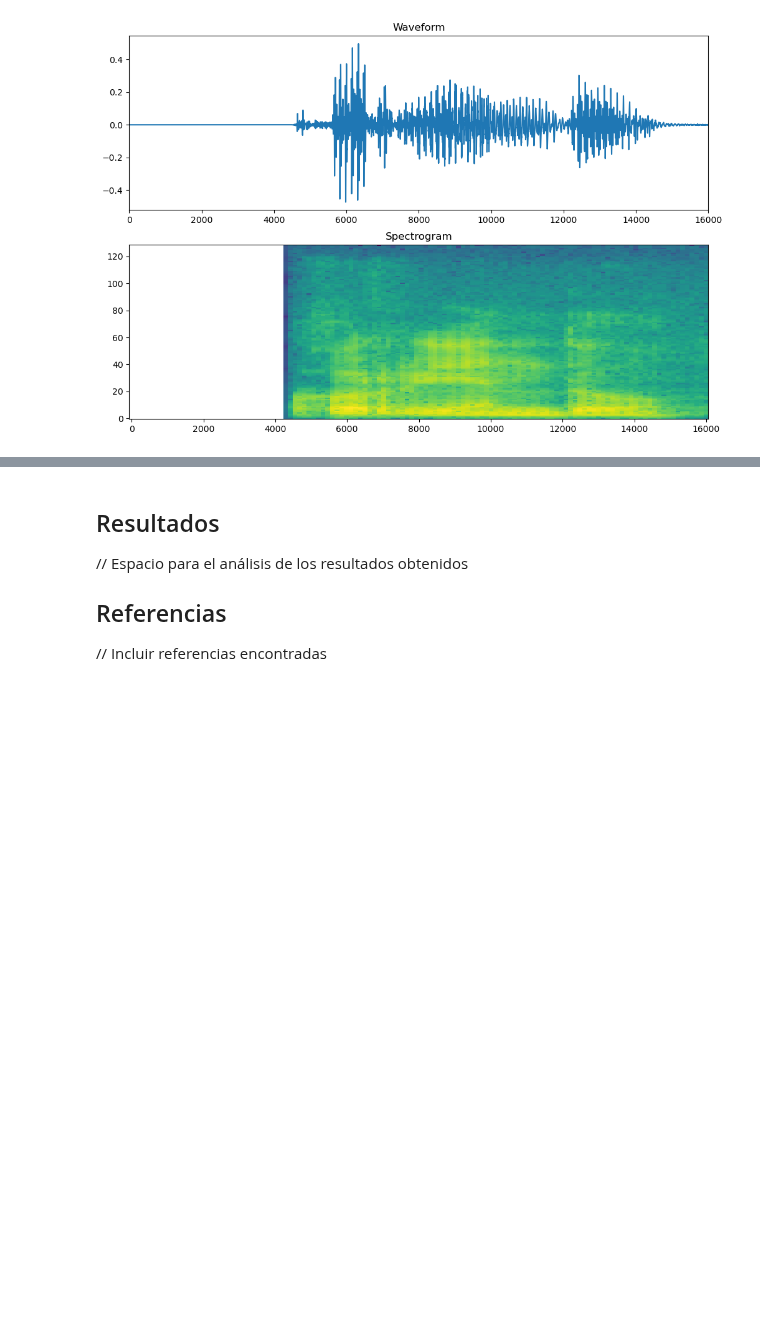
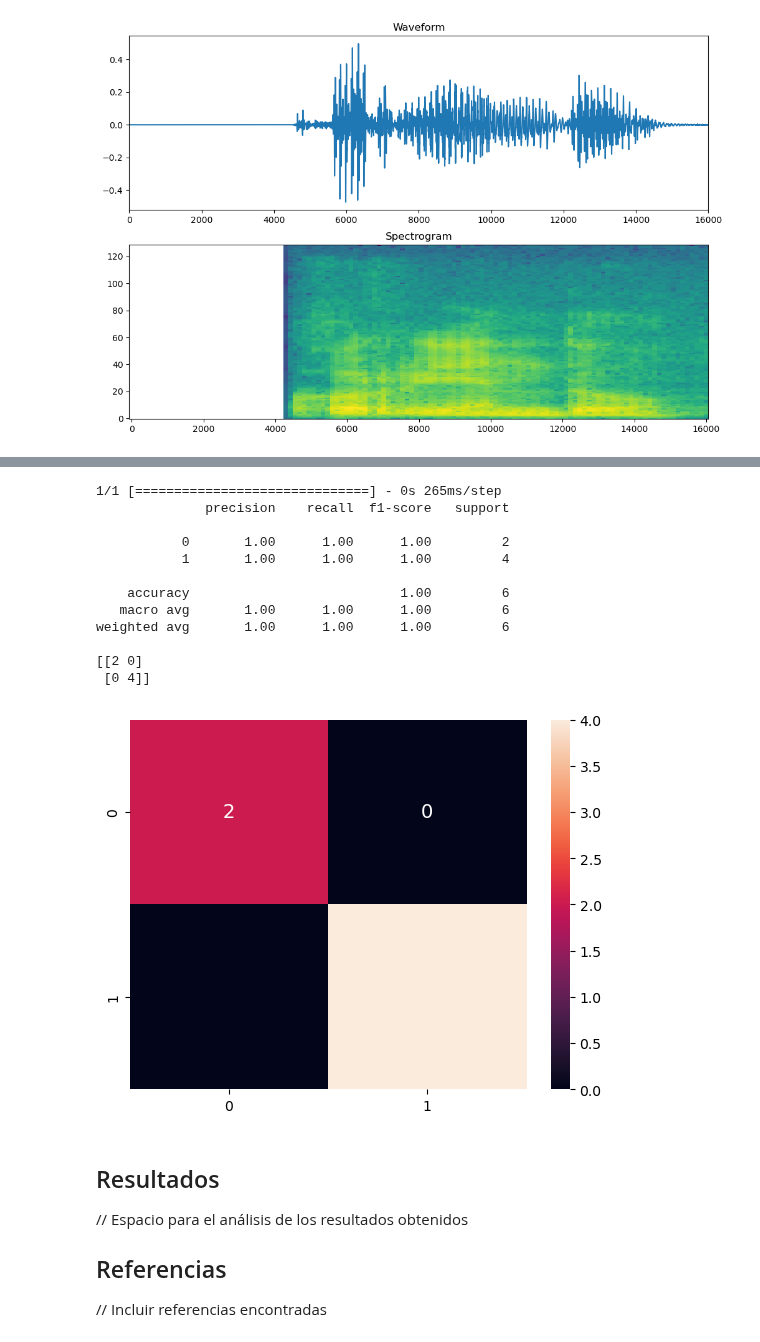
Before and after one commit to Sebastian-Cely/M1-Procesamiento-datos-secuenciales, a Jupyter notebook: notebooks/audio_model.ipynb, the cells around one changed output, grey strips where cells are left out. Saved outputs shown, nothing was run; the diff lists cells and outputs as text; code cells hidden in the pictures; blank space fills up the shorter version.

```diff
--- a/notebooks/audio_model.ipynb
+++ b/notebooks/audio_model.ipynb
@@ -103,3 +248,31 @@ plt.show()
+# %%
+# Calculo de la métricas de precisión y matriz de confusión
+y_pred = modelo.predict(X_test)
+y_test_class = np.argmax(y_test, axis=1)
+y_pred_class = np.argmax(y_pred, axis=1)
+
+# Accuracy of the predicted values
+print(classification_report(y_test_class, y_pred_class))  # Precision , Recall, F1-Score & Support
+cm = confusion_matrix(y_test_class, y_pred_class)
+print(cm)
+
+# visualize the confusion matrix in a heat map
+df_cm = pd.DataFrame(cm)
+heatmap = sns.heatmap(df_cm, annot=True, fmt="d", annot_kws={"size": 14})
+# %% [output]
+1/1 [==============================] - 0s 265ms/step
+              precision    recall  f1-score   support
+
+           0       1.00      1.00      1.00         2
+           1       1.00      1.00      1.00         4
+
+    accuracy                           1.00         6
+   macro avg       1.00      1.00      1.00         6
+weighted avg       1.00      1.00      1.00         6
+
+[[2 0]
+ [0 4]]
+[figure, added]
 # %% [markdown]
 ## Resultados
 
```
Also changed, not shown: parts of 17 cells of this notebook.
